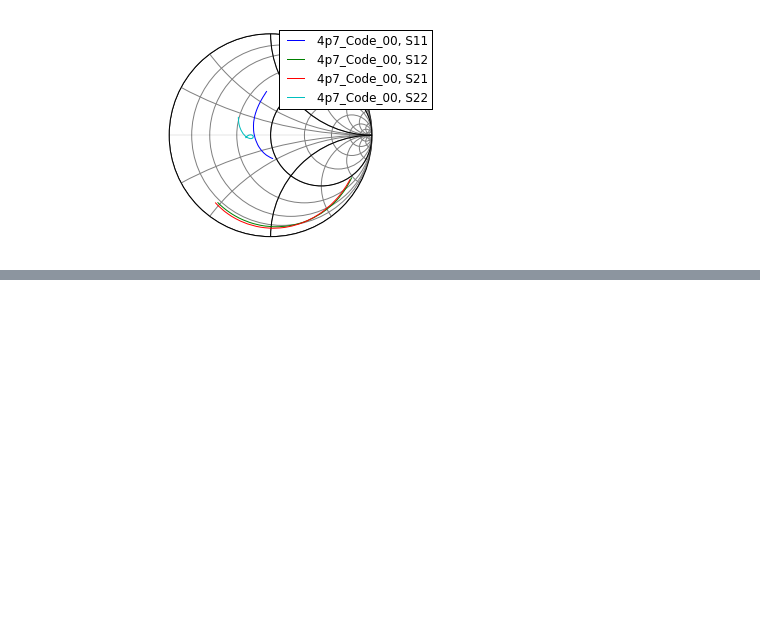
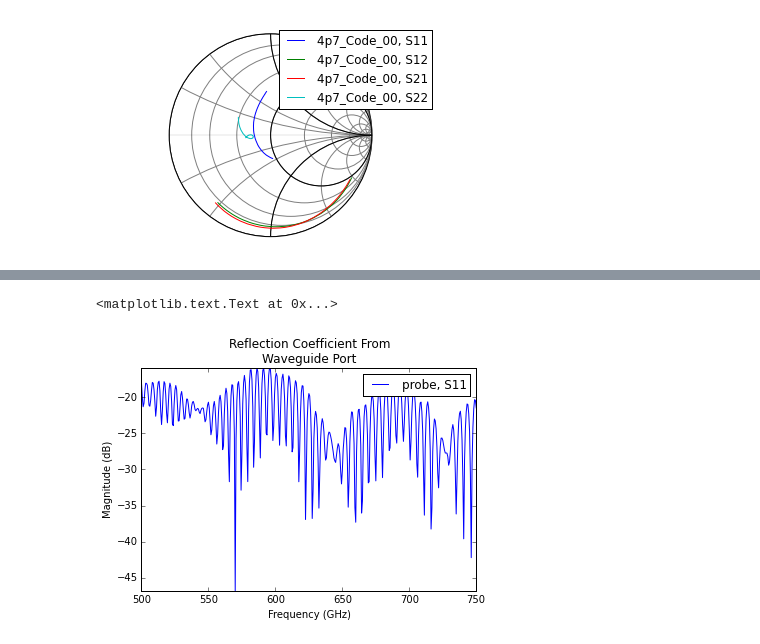
Before and after one commit to mpichl87/ipythontest, a Jupyter notebook: testSKRF.ipynb, the cells around one changed output, grey strips where cells are left out. Cells and saved outputs as stored; diff of their text form; code cells hidden in the pictures; blank space fills up the shorter version.

```diff
--- a/testSKRF.ipynb
+++ b/testSKRF.ipynb
@@ -44,0 +61,6 @@ dir( rf )
+# %%
+probe.plot_s_db( 0, 0 )
+title( 'Reflection Coefficient From \nWaveguide Port' )
+# %% [output]
+<matplotlib.text.Text at 0x...>
+[figure, added]
```
Also changed, not shown: parts of 14 cells of this notebook, 5 other files.
